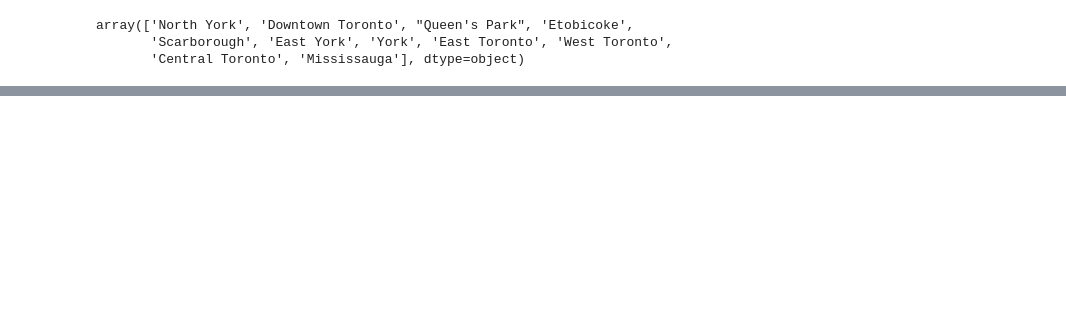
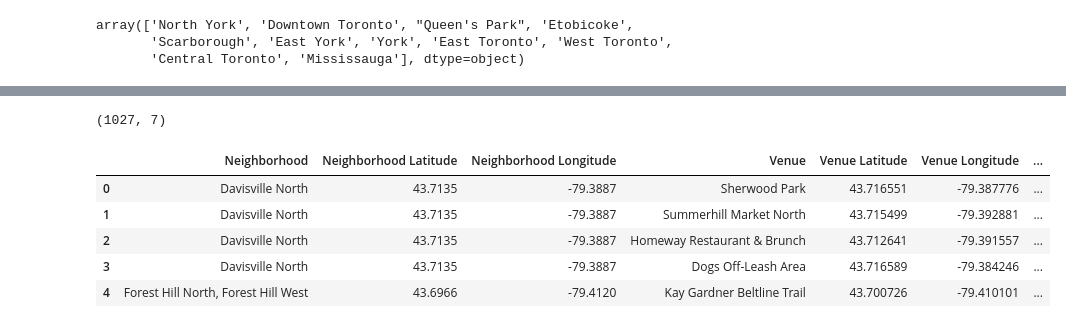
Before and after one commit to rareal/Coursera_Capstone, a Jupyter notebook: Toronto_neigh_Cluster.ipynb, the cells around one changed output, grey strips where cells are left out. Saved outputs shown, nothing was run; the diff lists cells and outputs as text; code cells hidden in the pictures; blank space fills up the shorter version.

```diff
--- a/Toronto_neigh_Cluster.ipynb
+++ b/Toronto_neigh_Cluster.ipynb
@@ -85,0 +184,3 @@ ToNeighLL_to = ToNeighLL[ToNeighLL.Borough.str.contains('Toronto')].sort_values(
+# %%
+# M7Y is too far from the rest, dropping it
+dbto_gr_joined2 = dbto_gr_joined[dbto_gr_joined.PostalCode!='M7Y'].reset_index(drop=True)
@@ -87,0 +337,11 @@ foursquare_cred = pd.read_csv('foursquare_cred') # saved locally and ignored in
+# %%
+print(toronto_venues.shape)
+toronto_venues.head()
+# %% [output]
+(1027, 7)
+|  | Neighborhood | Neighborhood Latitude | Neighborhood Longitude | Venue | Venue Latitude | Venue Longitude | ... |
+| 0 | Davisville North | 43.7135 | -79.3887 | Sherwood Park | 43.716551 | -79.387776 | ... |
+| 1 | Davisville North | 43.7135 | -79.3887 | Summerhill Market North | 43.715499 | -79.392881 | ... |
+| 2 | Davisville North | 43.7135 | -79.3887 | Homeway Restaurant & Brunch | 43.712641 | -79.391557 | ... |
+| 3 | Davisville North | 43.7135 | -79.3887 | Dogs Off-Leash Area | 43.716589 | -79.384246 | ... |
+| 4 | Forest Hill North, Forest Hill West | 43.6966 | -79.4120 | Kay Gardner Beltline Trail | 43.700726 | -79.410101 | ... |
```
Also changed, not shown: parts of 36 cells of this notebook, 1 other file.
